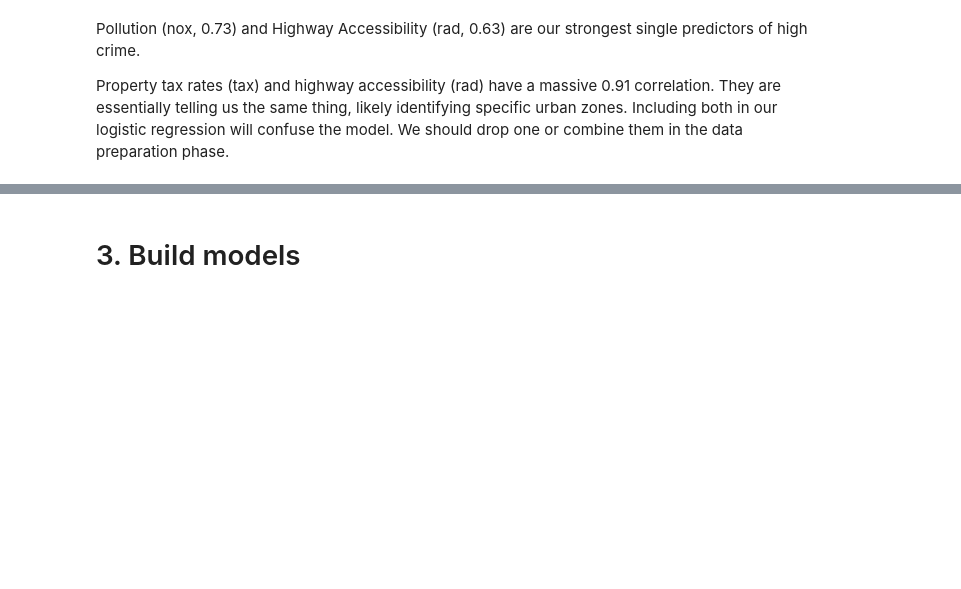
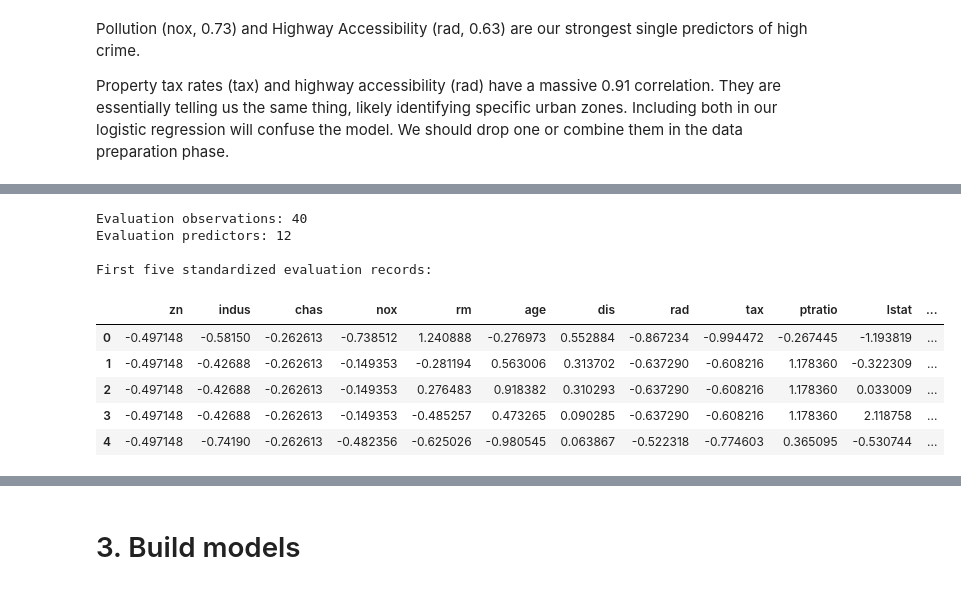
Before and after one commit to alinsimon/data621-data-mining, a Jupyter notebook: homeworks/hw03/notebooks/hw03_crime_analysis.ipynb, the cells around one changed output, grey strips where cells are left out. Cells and saved outputs as stored; diff of their text form; code cells hidden in the pictures; blank space fills up the shorter version.

```diff
--- a/homeworks/hw03/notebooks/hw03_crime_analysis.ipynb
+++ b/homeworks/hw03/notebooks/hw03_crime_analysis.ipynb
@@ -127,0 +173,24 @@ Property tax rates (tax) and highway accessibility (rad) have a massive 0.91 cor
+# %%
+from sklearn.model_selection import train_test_split
+
+# Separate predictors and target
+X = train_df.drop(columns=["target"])
+y = train_df["target"]
+
+# Split into training and validation sets
+X_train, X_val, y_train, y_val = train_test_split(
+    X,
+    y,
+    test_size=0.20,
+    random_state=621,
+    stratify=y
+)
+
+print("Training observations:", X_train.shape[0])
+print("Validation observations:", X_val.shape[0])
+
+print("\nTraining target distribution:")
+print(y_train.value_counts(normalize=True))
+
+print("\nValidation target distribution:")
+print(y_val.value_counts(normalize=True))
@@ -127,0 +296,30 @@ Property tax rates (tax) and highway accessibility (rad) have a massive 0.91 cor
+# %%
+
+# Prepare the evaluation dataset using the same scaler
+
+# Match the predictor order used during training
+X_eval = eval_df[X_train.columns].copy()
+
+# Apply the scaler fitted on the training subset
+X_eval_scaled = pd.DataFrame(
+    scaler.transform(X_eval),
+    columns=X_eval.columns,
+    index=X_eval.index
+)
+
+print("Evaluation observations:", X_eval_scaled.shape[0])
+print("Evaluation predictors:", X_eval_scaled.shape[1])
+
+print("\nFirst five standardized evaluation records:")
+display(X_eval_scaled.head())
+# %% [output]
+Evaluation observations: 40
+Evaluation predictors: 12
+
+First five standardized evaluation records:
+|  | zn | indus | chas | nox | rm | age | dis | rad | tax | ptratio | lstat | ... |
+| 0 | -0.497148 | -0.58150 | -0.262613 | -0.738512 | 1.240888 | -0.276973 | 0.552884 | -0.867234 | -0.994472 | -0.267445 | -1.193819 | ... |
+| 1 | -0.497148 | -0.42688 | -0.262613 | -0.149353 | -0.281194 | 0.563006 | 0.313702 | -0.637290 | -0.608216 | 1.178360 | -0.322309 | ... |
+| 2 | -0.497148 | -0.42688 | -0.262613 | -0.149353 | 0.276483 | 0.918382 | 0.310293 | -0.637290 | -0.608216 | 1.178360 | 0.033009 | ... |
+| 3 | -0.497148 | -0.42688 | -0.262613 | -0.149353 | -0.485257 | 0.473265 | 0.090285 | -0.637290 | -0.608216 | 1.178360 | 2.118758 | ... |
+| 4 | -0.497148 | -0.74190 | -0.262613 | -0.482356 | -0.625026 | -0.980545 | 0.063867 | -0.522318 | -0.774603 | 0.365095 | -0.530744 | ... |
```
Also changed, not shown: parts of 9 cells of this notebook.
